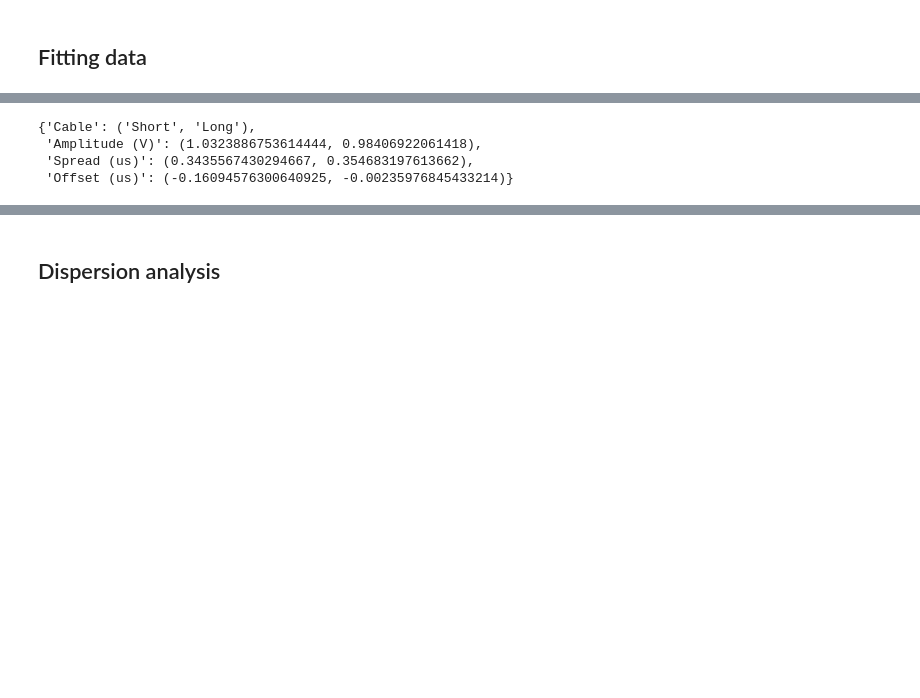
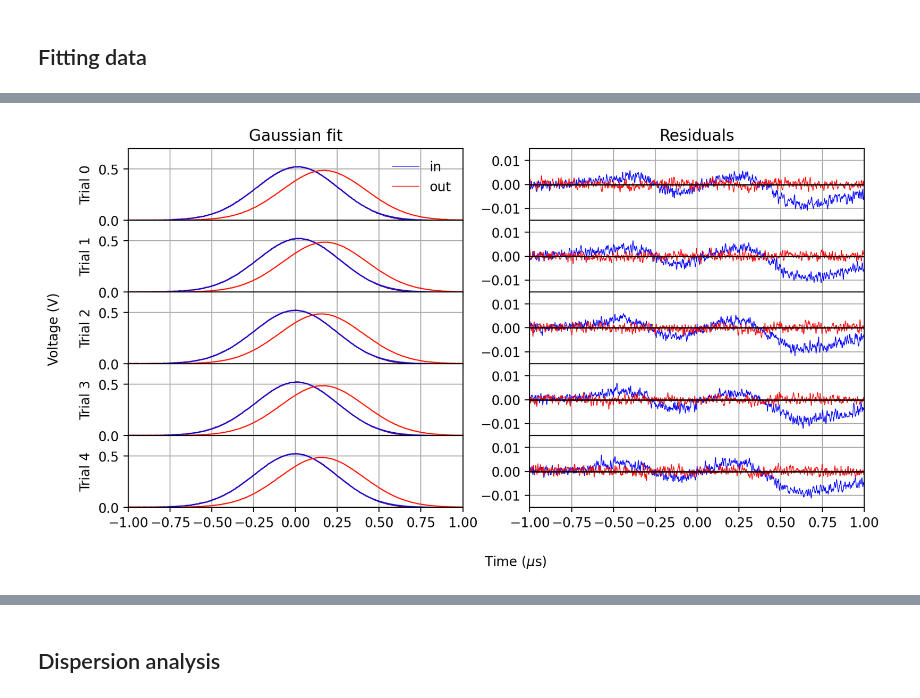
Before and after one commit to xingyzt/5bl, a Jupyter notebook: capstone/gaussian_dispersion.ipynb, the cells around one changed output, grey strips where cells are left out. Cells and saved outputs as stored; diff of their text form; code cells hidden in the pictures; blank space fills up the shorter version.

```diff
--- a/capstone/gaussian_dispersion.ipynb
+++ b/capstone/gaussian_dispersion.ipynb
@@ -120,21 +109,67 @@ curve = lambda t, A, g: A / np.exp((t/g)**2)
 double = lambda t, A, g, h, x, y: curve(t-x, A, g) + curve(t-y, A, h)
 delayed = lambda t, A, g, x: curve(t-x, A, g)
 # %%
-[[A1, g1, x1], cov1] = sp.optimize.curve_fit(delayed, t, ch1, p0=[1, 0.34, -0.1])
-[[A2, g2, x2], cov2] = sp.optimize.curve_fit(delayed, t, ch2, p0=[1, 0.34, -0.0])
+fig, axs = plt.subplots(n_trials, 2, sharex=True, figsize=(10, n_trials))
 
-# Curves fit to channels
-fit1 = delayed(t, A1, g1, x1)
-fit2 = delayed(t, A2, g2, x2)
+for n, trial in enumerate(trials):
+    t = trial["t"]
+    ch1 = trial["ch1"]
+    ch2 = trial["ch2"]
 
-{
-    "Cable": ("Short", "Long"),
-    "Amplitude (V)": (A1, A2),
-    "Spread (us)": (g1, g2),
-    "Offset (us)": (x1, x2)
-}
+    [[a1, g1, x1], cov1] = sp.optimize.curve_fit(delayed, t, ch1, p0=[1, 0.34, -0.1])
+    [[a2, g2, x2], cov2] = sp.optimize.curve_fit(delayed, t, ch2, p0=[1, 0.34, -0.0])
+
+    [da1, dg1, dx1] = np.sqrt(np.diagonal(cov1))
+    [da2, dg2, dx2] = np.sqrt(np.diagonal(cov1))
+
+    trial.update({
+        "a1": a1, "da1": da1,
+        "g1": g1, "dg1": dg1,
+        "x1": x1, "dx1": dx1,
+
+        "a2": a2, "da2": da2,
+        "g2": g2, "dg2": dg2,
+        "x2": x2, "dx2": dx2,
+    })
+
+    # Curves fit to channels
+    fit1 = delayed(t, A1, g1, x1)
+    fit2 = delayed(t, A2, g2, x2)
+
+    plt.sca(axs[n][0])
+    plt.plot(t, ch1, lw=1, c="indigo", alpha=1)
+    plt.plot(t, ch2, lw=1, c="tomato", alpha=1)
+
+    plt.plot(t, fit1, label="in", lw=0.5, c="blue")
+    plt.plot(t, fit2, label="out", lw=0.5, c="red")
+
+    plt.ylabel(f"Trial {n}")
+    plt.xlim(-1,1)
+    plt.ylim(0,0.7)
+
+    plt.grid()
+
+    plt.sca(axs[n][1])
+    res1 = ch1 - fit1
+    res2 = ch2 - fit2
+    plt.ylim(-0.015, 0.015)
+    plt.plot(t, res1, lw=0.5, c="blue")
+    plt.plot(t, res2, lw=0.5, c="red")
+    plt.axhline(0, c="black", lw=1)
+    plt.grid()
+
+
+plt.sca(axs[0,0])
+plt.title("Gaussian fit")
+plt.legend(frameon=False)
+
+plt.sca(axs[0,1])
+plt.title("Residuals")
+
+plt.sca(axs[-1,0])
+fig.text(0.04, 0.5, "Voltage (V)", va='center', rotation='vertical')
+fig.text(0.5, 0.01, "Time ($\mu$s)", va='center', rotation='horizontal')
+plt.subplots_adjust(hspace=0)
+plt.show()
 # %% [output]
-{'Cable': ('Short', 'Long'),
- 'Amplitude (V)': (1.0323886753614444, 0.98406922061418),
- 'Spread (us)': (0.3435567430294667, 0.354683197613662),
- 'Offset (us)': (-0.16094576300640925, -0.00235976845433214)}
+[figure, added]
```
Also changed, not shown: parts of 18 cells of this notebook, 8 other files.
